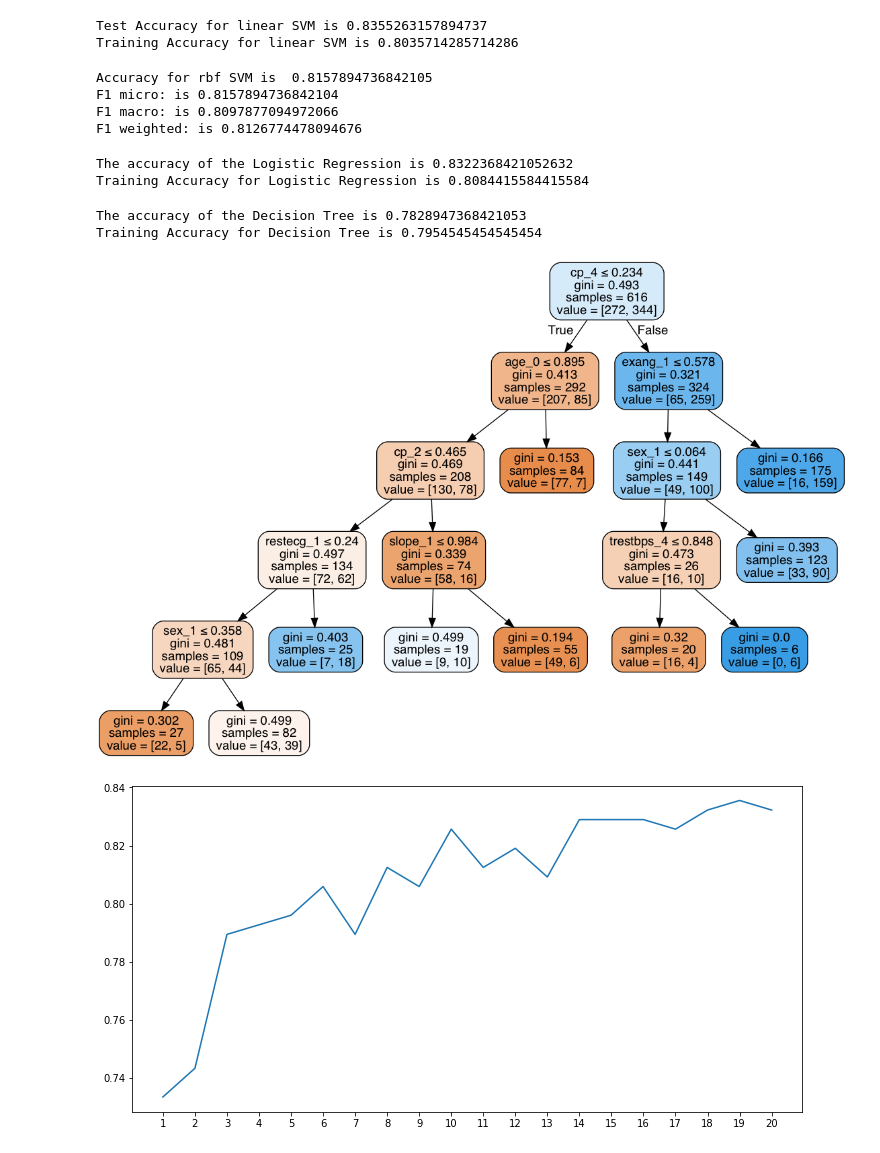
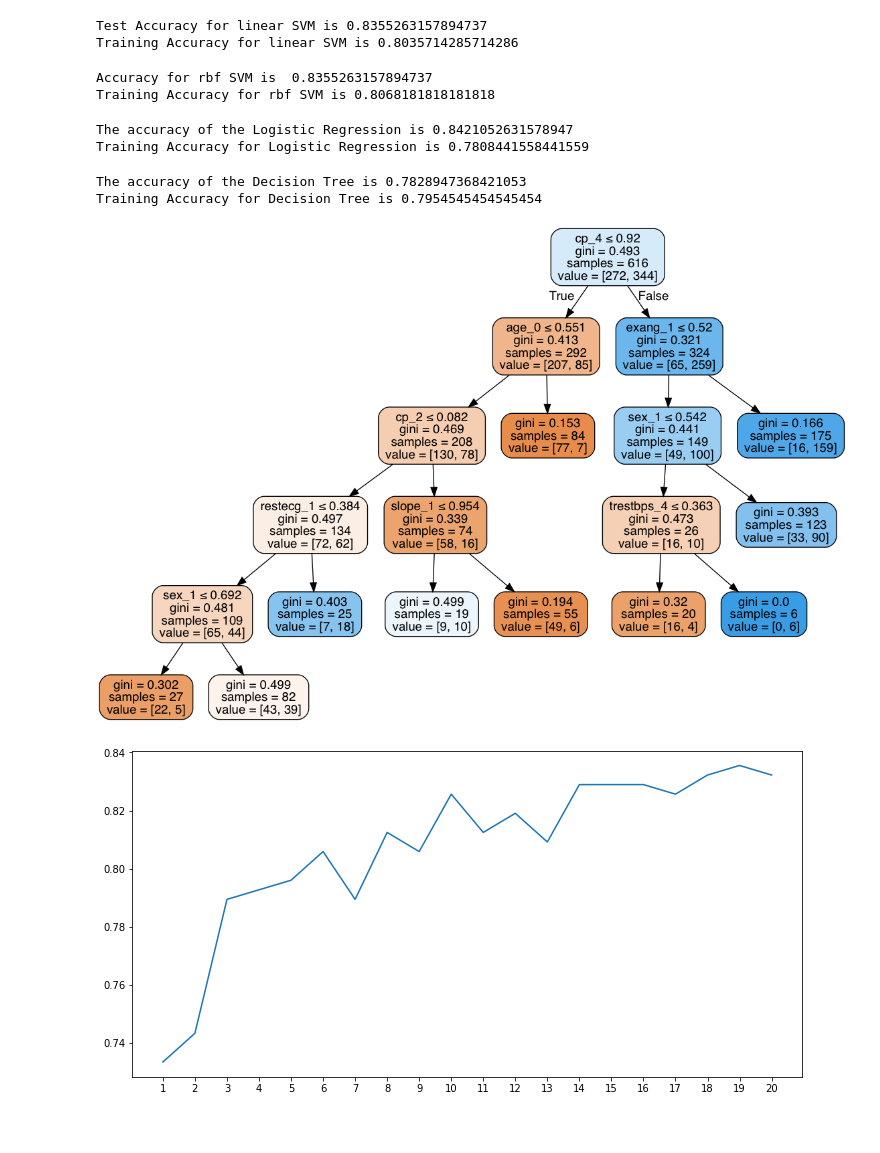
Before and after one commit to javierfs/MyMasterThesis, a Jupyter notebook: Test_python_structures.ipynb, the cells around one changed output. Drawn from its saved outputs; the diff is of its cells as text; code cells hidden in the pictures.

```diff
--- a/Test_python_structures.ipynb
+++ b/Test_python_structures.ipynb
@@ -46,7 +46,7 @@ print(train_X.shape,train_Y.shape,test_X.shape, test_Y.shape)
 # %% [output]
 (616, 40) (616,) (304, 40) (304,)
 # %%
-model=svm.SVC(kernel='linear',C=0.1,gamma=0.001,probability=True )
+model=svm.SVC(kernel='linear',C=0.1,gamma=0.1,probability=True )
 model.fit(train_X,train_Y)
 prediction2=model.predict(test_X)
 pred_training = model.predict(train_X)
@@ -66,7 +66,7 @@ model_Linear_SVM = model
 Test Accuracy for linear SVM is 0.8355263157894737
 Training Accuracy for linear SVM is 0.8035714285714286
 # %%
-model=svm.SVC(kernel='rbf',C=1,gamma=0.1, probability=True)
+model=svm.SVC(kernel='rbf',C=1e4,gamma=1e-4, probability=True)
 model.fit(train_X,train_Y)
 prediction1=model.predict(test_X)
 print('Accuracy for rbf SVM is ',metrics.accuracy_score(prediction1,test_Y))
@@ -80,12 +80,11 @@ print('Training Accuracy for rbf SVM is',metrics.accuracy_score(train_Y, pred_tr
 #print('F1 weighted: is',f1_score(test_Y, prediction1, average='weighted'))
 model_RBF_SVM = model
 # %% [output]
-Accuracy for rbf SVM is  0.8157894736842105
-F1 micro: is 0.8157894736842104
-F1 macro: is 0.8097877094972066
-F1 weighted: is 0.8126774478094676
+Accuracy for rbf SVM is  0.8355263157894737
+Training Accuracy for rbf SVM is 0.8068181818181818
 # %%
-model = LogisticRegression()
+model = LogisticRegression(penalty= 'l2', C = 0.01)
+
 model.fit(train_X,train_Y)
 prediction3=model.predict(test_X)
 print('The accuracy of the Logistic Regression is',metrics.accuracy_score(prediction3,test_Y))
@@ -99,9 +98,10 @@ print('Training Accuracy for Logistic Regression is',metrics.accuracy_score(trai
 #print('F1 weighted: is',f1_score(test_Y, prediction3, average='weighted'))
 
 model_Logistic_Regression = model
+#model.get_params()
 # %% [output]
-The accuracy of the Logistic Regression is 0.8322368421052632
-Training Accuracy for Logistic Regression is 0.8084415584415584
+The accuracy of the Logistic Regression is 0.8421052631578947
+Training Accuracy for Logistic Regression is 0.7808441558441559
 # %%
 from sklearn.externals.six import StringIO
 from IPython.display import Image
@@ -111,8 +111,8 @@ import pydotplus
 
 
 
-model=DecisionTreeClassifier(class_weight=None, criterion='gini', max_depth=5,
-            max_features=None, max_leaf_nodes=10, min_samples_leaf=5,
+model=DecisionTreeClassifier(class_weight=None, criterion='gini', max_depth=None,
+            max_features=None, max_leaf_nodes=10, min_samples_leaf=1,
             min_samples_split=2, min_weight_fraction_leaf=0.0,
             presort=False, random_state=None, splitter='random')
 
@@ -121,44 +121,34 @@ model.fit(train_X,train_Y)
 prediction4=model.predict(test_X)
 print('The accuracy of the Decision Tree is',metrics.accuracy_score(prediction4,test_Y))
 
 pred_training = model.predict(train_X)
 print('Training Accuracy for Decision Tree is',metrics.accuracy_score(train_Y, pred_training))
 
 #print('F1 micro: is',f1_score(test_Y, prediction4, average='micro'))
 #print('F1 macro: is',f1_score(test_Y, prediction4, average='macro'))
 #print('F1 weighted: is',f1_score(test_Y, prediction4, average='weighted'))
 
 
 
 
 model_Decision_Tree = model
 
 dot_data = StringIO()
-dtc_settings = {
-    'criterion': 'entropy',
-    'min_samples_split': 100,
-    'min_samples_leaf': 100,
-    'max_features': 'auto',
-    'max_depth': 5,
-    'class_weight': 'balanced',
-
-}
-
 
 export_graphviz(model, out_file=dot_data,
                 filled=True, rounded=True,
                 special_characters=True, feature_names=train_X.columns)
 graph = pydotplus.graph_from_dot_data(dot_data.getvalue())
 
 plt.show(graph)
 
 Image(graph.create_png())
 
 #graph.write_pdf("decision_tree_OHE.pdf")
 # %% [output]
 The accuracy of the Decision Tree is 0.7828947368421053
 Training Accuracy for Decision Tree is 0.7954545454545454
-[figure, old version]
+[figure, new version]
 # %%
 a_index=list(range(1,21))
 a=pd.Series()
```
Also changed, not shown: parts of 28 cells of this notebook, 4 other files.
